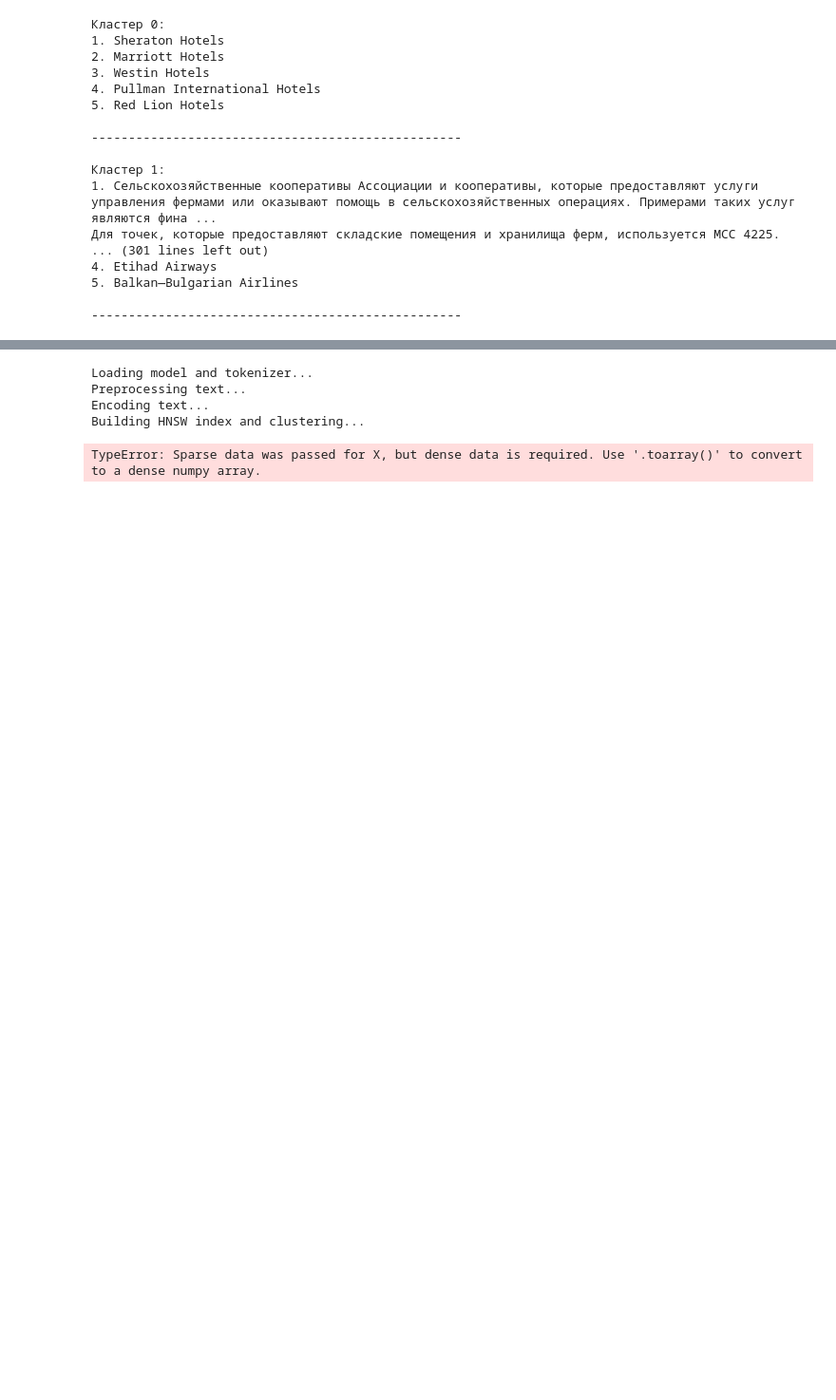
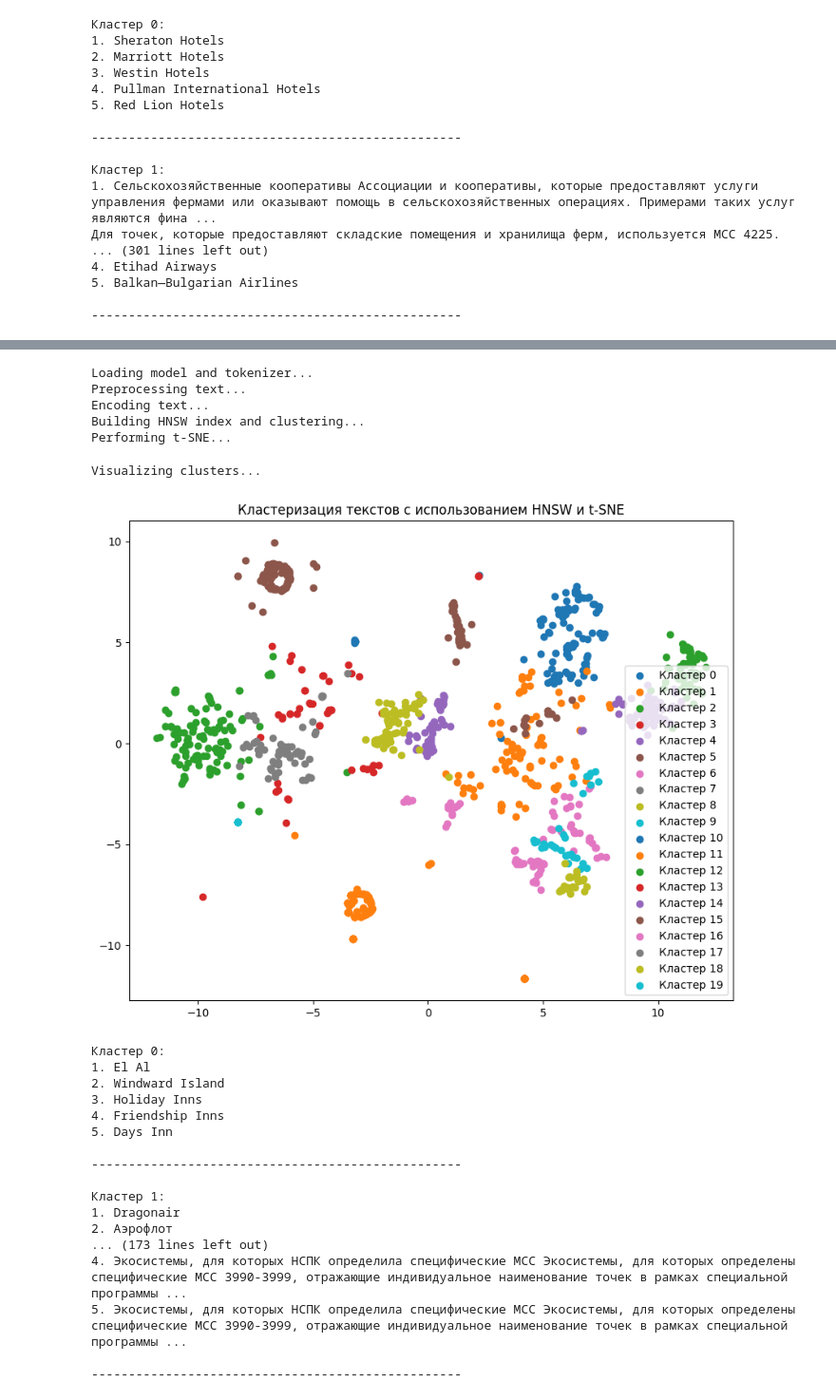
Before and after one commit to cyber-garden-t-bank/Classification, a Jupyter notebook: Clasterization.ipynb, the cells around one changed output, grey strips where cells are left out. Shown: that part at 95% size. Drawn from its saved outputs; the diff is of its cells as text; code cells hidden in the pictures; blank space fills up the shorter version.

```diff
--- a/Clasterization.ipynb
+++ b/Clasterization.ipynb
@@ -411,32 +402,51 @@ rows, cols = np.repeat(np.arange(num_elements), k), neighbors.flatten()
 data = np.ones(len(rows))
 adjacency_matrix = csr_matrix((data, (rows, cols)), shape=(num_elements, num_elements))
 
 cluster_model = AgglomerativeClustering(n_clusters=20, metric='cosine', linkage='average')
-df['cluster'] = cluster_model.fit_predict(adjacency_matrix)
+df['cluster'] = cluster_model.fit_predict(adjacency_matrix.toarray())
 
 print("Performing t-SNE...")
 tsne = TSNE(n_components=2, random_state=42, perplexity=30, n_iter=300)
 tsne_embeddings = tsne.fit_transform(embeddings)
 
 print("Visualizing clusters...")
 plt.figure(figsize=(10, 8))
 for cluster in np.unique(df['cluster']):
     cluster_points = tsne_embeddings[df['cluster'] == cluster]
     plt.scatter(cluster_points[:, 0], cluster_points[:, 1], label=f'Кластер {cluster}')
 plt.title('Кластеризация текстов с использованием HNSW и t-SNE')
 plt.legend()
 plt.show()
 
 samples_per_cluster = 5
 for cluster in np.unique(df['cluster']):
     print(f"Кластер {cluster}:")
     cluster_samples = df[df['cluster'] == cluster]['combined_text'].head(samples_per_cluster)
     for i, sample in enumerate(cluster_samples, 1):
         print(f"{i}. {sample}")
     print("\n" + "-" * 50 + "\n")
 # %% [output]
 Loading model and tokenizer...
 Preprocessing text...
 Encoding text...
 Building HNSW index and clustering...
+Performing t-SNE...
-TypeError: Sparse data was passed for X, but dense data is required. Use '.toarray()' to convert to a dense numpy array.
+Visualizing clusters...
+[figure, added]
+Кластер 0:
+1. El Al
+2. Windward Island
+3. Holiday Inns
+4. Friendship Inns
+5. Days Inn
+
+--------------------------------------------------
+
+Кластер 1:
+1. Dragonair
+2. Аэрофлот
+... (173 lines left out)
+4. Экосистемы, для которых НСПК определила специфические MCC Экосистемы, для которых определены специфические MCC 3990-3999, отражающие индивидуальное наименование точек в рамках специальной программы ...
+5. Экосистемы, для которых НСПК определила специфические MCC Экосистемы, для которых определены специфические MCC 3990-3999, отражающие индивидуальное наименование точек в рамках специальной программы ...
+
+--------------------------------------------------
```
Also changed, not shown: parts of 2 cells of this notebook.
